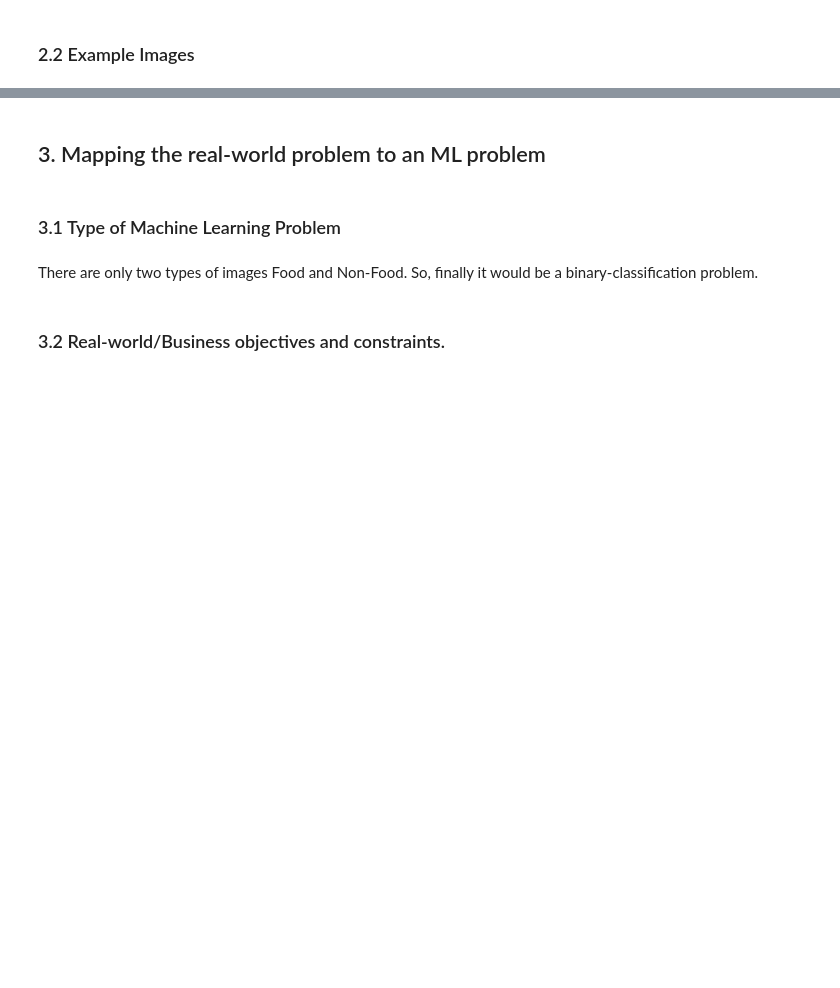
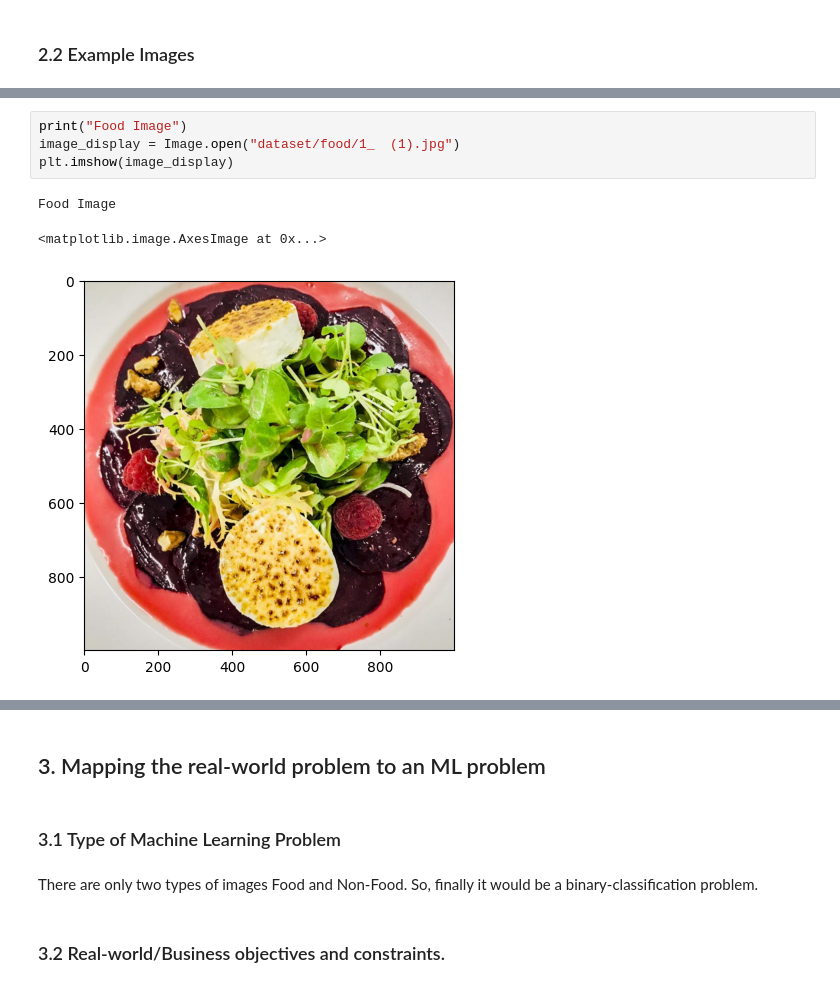
Before and after one commit to Federicosoldati/FoodImageClassification-MichelinGuide, a Jupyter notebook: FoodImage_Classification.ipynb, the cells around one changed output, grey strips where cells are left out. Cells and saved outputs as stored; diff of their text form; blank space fills up the shorter version.

```diff
--- a/FoodImage_Classification.ipynb
+++ b/FoodImage_Classification.ipynb
@@ -31,0 +27,8 @@
+# %%
+print("Food Image")
+image_display = Image.open("dataset/food/1_  (1).jpg")
+plt.imshow(image_display)
+# %% [output]
+Food Image
+<matplotlib.image.AxesImage at 0x...>
+[figure, added]
```
Also changed, not shown: parts of 17 cells of this notebook.
